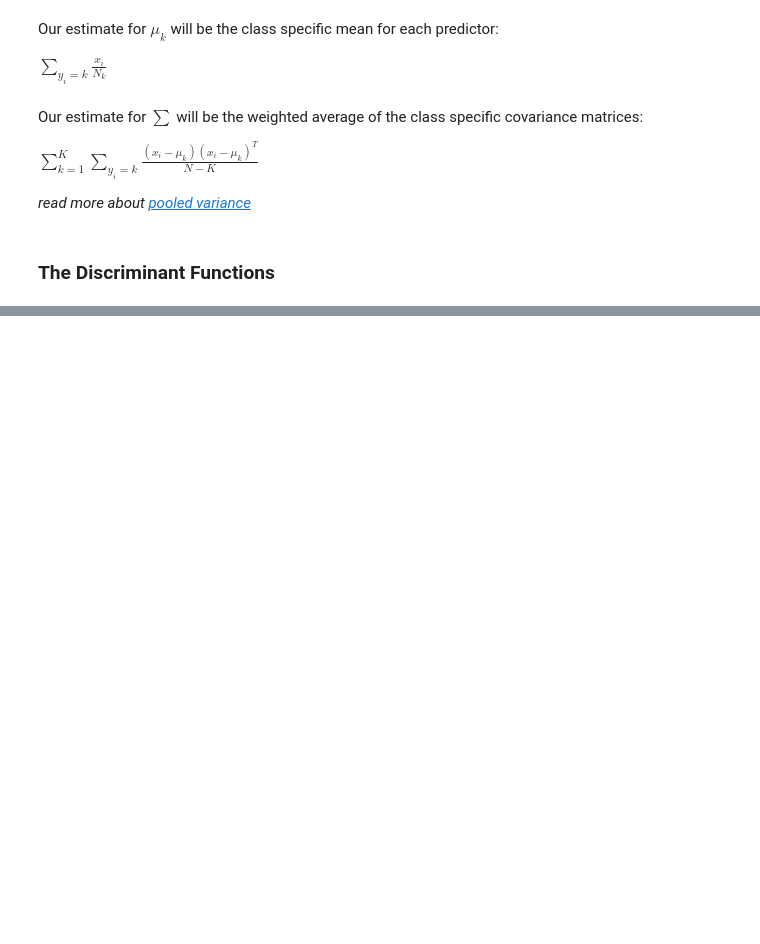
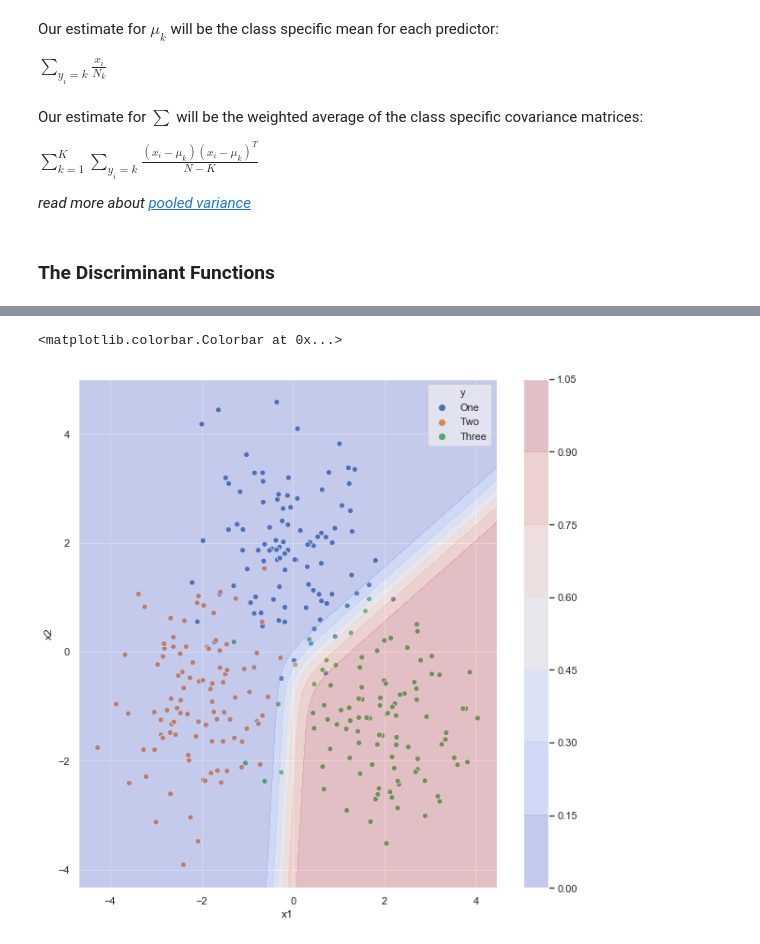
Before and after one commit to coxy1989/mlsabbatical, a Jupyter notebook: notebooks/algorithms/linear_discriminant_analysis.ipynb, the cells around one changed output, grey strips where cells are left out. Cells and saved outputs as stored; diff of their text form; code cells hidden in the pictures; blank space fills up the shorter version.

```diff
--- a/notebooks/algorithms/linear_discriminant_analysis.ipynb
+++ b/notebooks/algorithms/linear_discriminant_analysis.ipynb
@@ -126,0 +160,8 @@ plt.contourf(xx1, xx2, preds.reshape(xx1.shape), alpha=0.25, cmap='coolwarm')
+# %%
+ax = sns.scatterplot(x='x1', y='x2', hue='y', data=scatter_df)
+zz = (p3 / (p1 + p2 + p3)).reshape(xx1.shape)
+plt.contourf(xx1, xx2, zz, alpha=0.25, cmap='coolwarm')
+plt.colorbar()
+# %% [output]
+<matplotlib.colorbar.Colorbar at 0x...>
+[figure, added]
```
Also changed, not shown: parts of 9 cells of this notebook.
